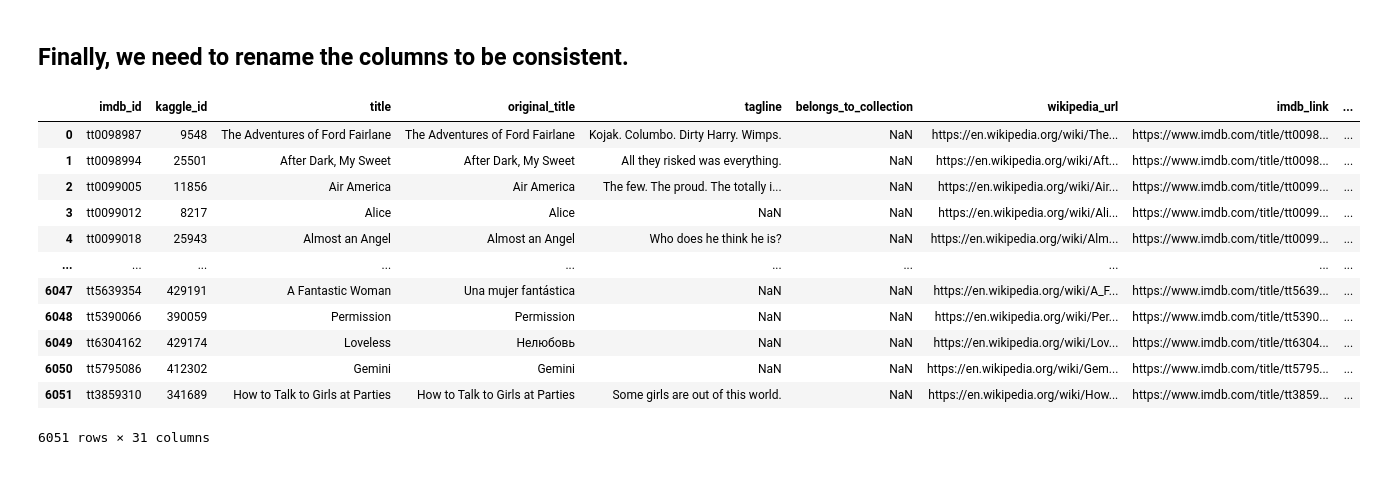
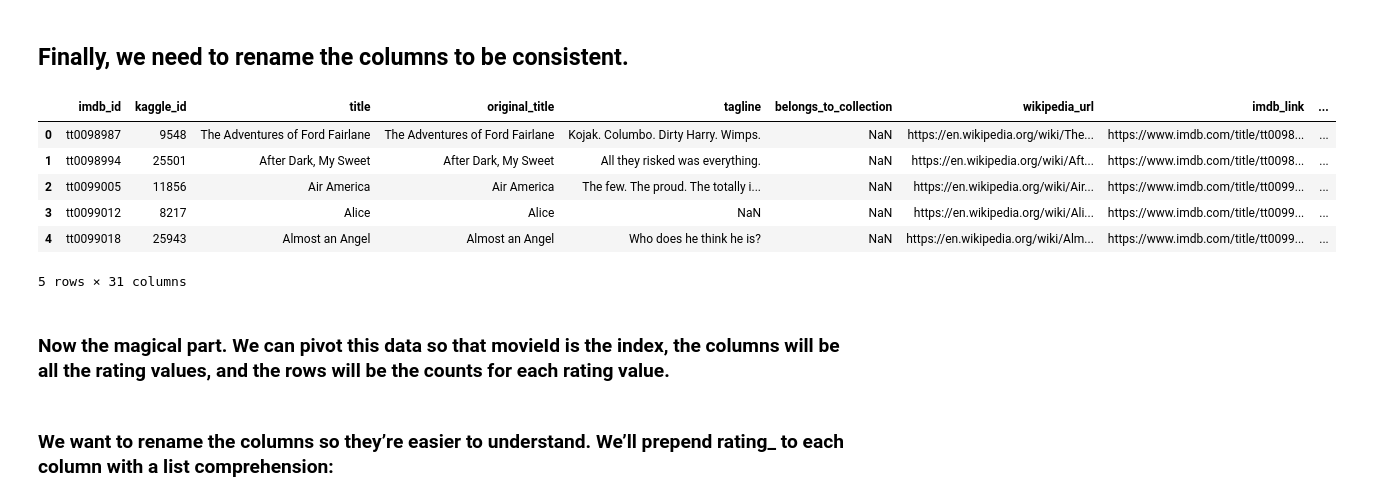
Before and after one commit to femolyn1/Movies_ETL, a Jupyter notebook: Module 8 .ipynb, the cells around one changed output. Cells and saved outputs as stored; diff of their text form; code cells hidden in the pictures.

```diff
--- a/Module 8 .ipynb
+++ b/Module 8 .ipynb
@@ -1388,18 +1408,12 @@ movies_df.rename({'id':'kaggle_id',
                   'Based on':'based_on'
                  }, axis='columns', inplace=True)
 # %%
-movies_df
+movies_df.head()
 # %% [output]
 |  | imdb_id | kaggle_id | title | original_title | tagline | belongs_to_collection | wikipedia_url | imdb_link | ... |
 | 0 | tt0098987 | 9548 | The Adventures of Ford Fairlane | The Adventures of Ford Fairlane | Kojak. Columbo. Dirty Harry. Wimps. | NaN | https://en.wikipedia.org/wiki/The... | https://www.imdb.com/title/tt0098... | ... |
 | 1 | tt0098994 | 25501 | After Dark, My Sweet | After Dark, My Sweet | All they risked was everything. | NaN | https://en.wikipedia.org/wiki/Aft... | https://www.imdb.com/title/tt0098... | ... |
 | 2 | tt0099005 | 11856 | Air America | Air America | The few. The proud. The totally i... | NaN | https://en.wikipedia.org/wiki/Air... | https://www.imdb.com/title/tt0099... | ... |
 | 3 | tt0099012 | 8217 | Alice | Alice | NaN | NaN | https://en.wikipedia.org/wiki/Ali... | https://www.imdb.com/title/tt0099... | ... |
 | 4 | tt0099018 | 25943 | Almost an Angel | Almost an Angel | Who does he think he is? | NaN | https://en.wikipedia.org/wiki/Alm... | https://www.imdb.com/title/tt0099... | ... |
-| ... | ... | ... | ... | ... | ... | ... | ... | ... | ... |
-| 6047 | tt5639354 | 429191 | A Fantastic Woman | Una mujer fantástica | NaN | NaN | https://en.wikipedia.org/wiki/A_F... | https://www.imdb.com/title/tt5639... | ... |
-| 6048 | tt5390066 | 390059 | Permission | Permission | NaN | NaN | https://en.wikipedia.org/wiki/Per... | https://www.imdb.com/title/tt5390... | ... |
-| 6049 | tt6304162 | 429174 | Loveless | Нелюбовь | NaN | NaN | https://en.wikipedia.org/wiki/Lov... | https://www.imdb.com/title/tt6304... | ... |
-| 6050 | tt5795086 | 412302 | Gemini | Gemini | NaN | NaN | https://en.wikipedia.org/wiki/Gem... | https://www.imdb.com/title/tt5795... | ... |
-| 6051 | tt3859310 | 341689 | How to Talk to Girls at Parties | How to Talk to Girls at Parties | Some girls are out of this world. | NaN | https://en.wikipedia.org/wiki/How... | https://www.imdb.com/title/tt3859... | ... |
-6051 rows × 31 columns
+5 rows × 31 columns
@@ -1405,0 +1426,2 @@ movies_df
+# %% [markdown]
+### Now the magical part. We can pivot this data so that movieId is the index, the columns will be all the rating values, and the rows will be the counts for each rating value.
@@ -1405,0 +1432,2 @@ movies_df
+# %% [markdown]
+### We want to rename the columns so they’re easier to understand. We’ll prepend rating_ to each column with a list comprehension:
```
Also changed, not shown: parts of 8 cells of this notebook.
